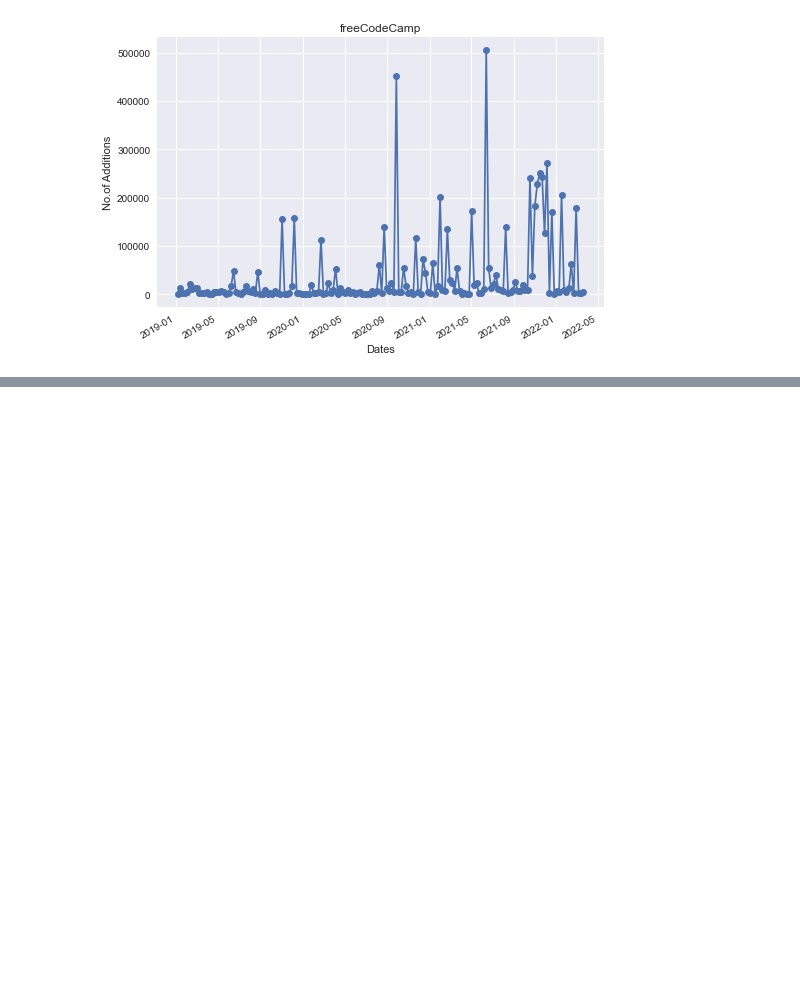
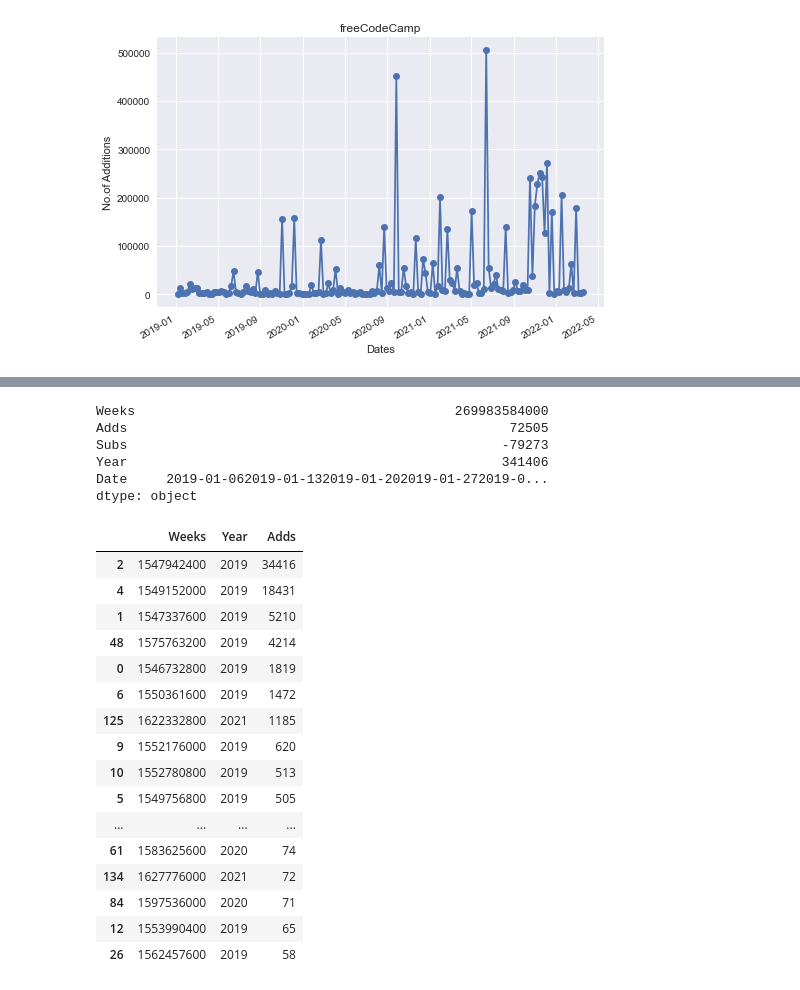
Before and after one commit to jaitlyjahnavi/Useful-Codes-for-FYP, a Jupyter notebook: Add-del.ipynb, the cells around one changed output, grey strips where cells are left out. Cells and saved outputs as stored; diff of their text form; code cells hidden in the pictures; blank space fills up the shorter version.

```diff
--- a/Add-del.ipynb
+++ b/Add-del.ipynb
@@ -489,0 +500,32 @@ plt.tight_layout
+# %%
+sum_of_cols=df.sum(axis=0)
+print(sum_of_cols)
+# %% [output]
+Weeks                                         269983584000
+Adds                                                 72505
+Subs                                                -79273
+Year                                                341406
+Date     2019-01-062019-01-132019-01-202019-01-272019-0...
+dtype: object
+# %%
+name_and_year = df.groupby(['Weeks','Year'])
+sum_counts = name_and_year['Adds'].sum().reset_index().sort_values('Adds', ascending=False)
+sum_counts.head(25)
+# %% [output]
+|  | Weeks | Year | Adds |
+| 2 | 1547942400 | 2019 | 34416 |
+| 4 | 1549152000 | 2019 | 18431 |
+| 1 | 1547337600 | 2019 | 5210 |
+| 48 | 1575763200 | 2019 | 4214 |
+| 0 | 1546732800 | 2019 | 1819 |
+| 6 | 1550361600 | 2019 | 1472 |
+| 125 | 1622332800 | 2021 | 1185 |
+| 9 | 1552176000 | 2019 | 620 |
+| 10 | 1552780800 | 2019 | 513 |
+| 5 | 1549756800 | 2019 | 505 |
+| ... | ... | ... | ... |
+| 61 | 1583625600 | 2020 | 74 |
+| 134 | 1627776000 | 2021 | 72 |
+| 84 | 1597536000 | 2020 | 71 |
+| 12 | 1553990400 | 2019 | 65 |
+| 26 | 1562457600 | 2019 | 58 |
```
Also changed, not shown: parts of 7 cells of this notebook, 2 other files.
